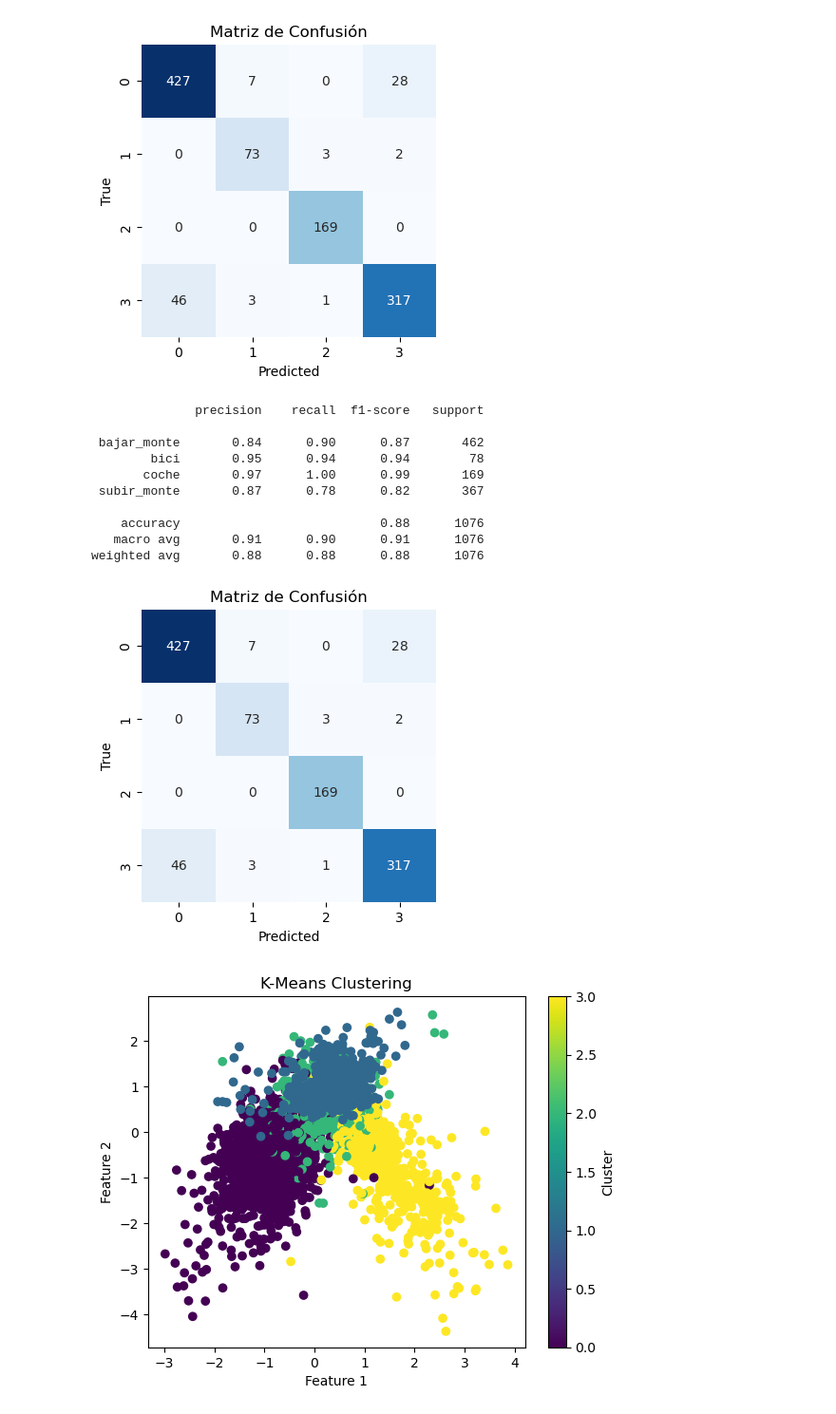
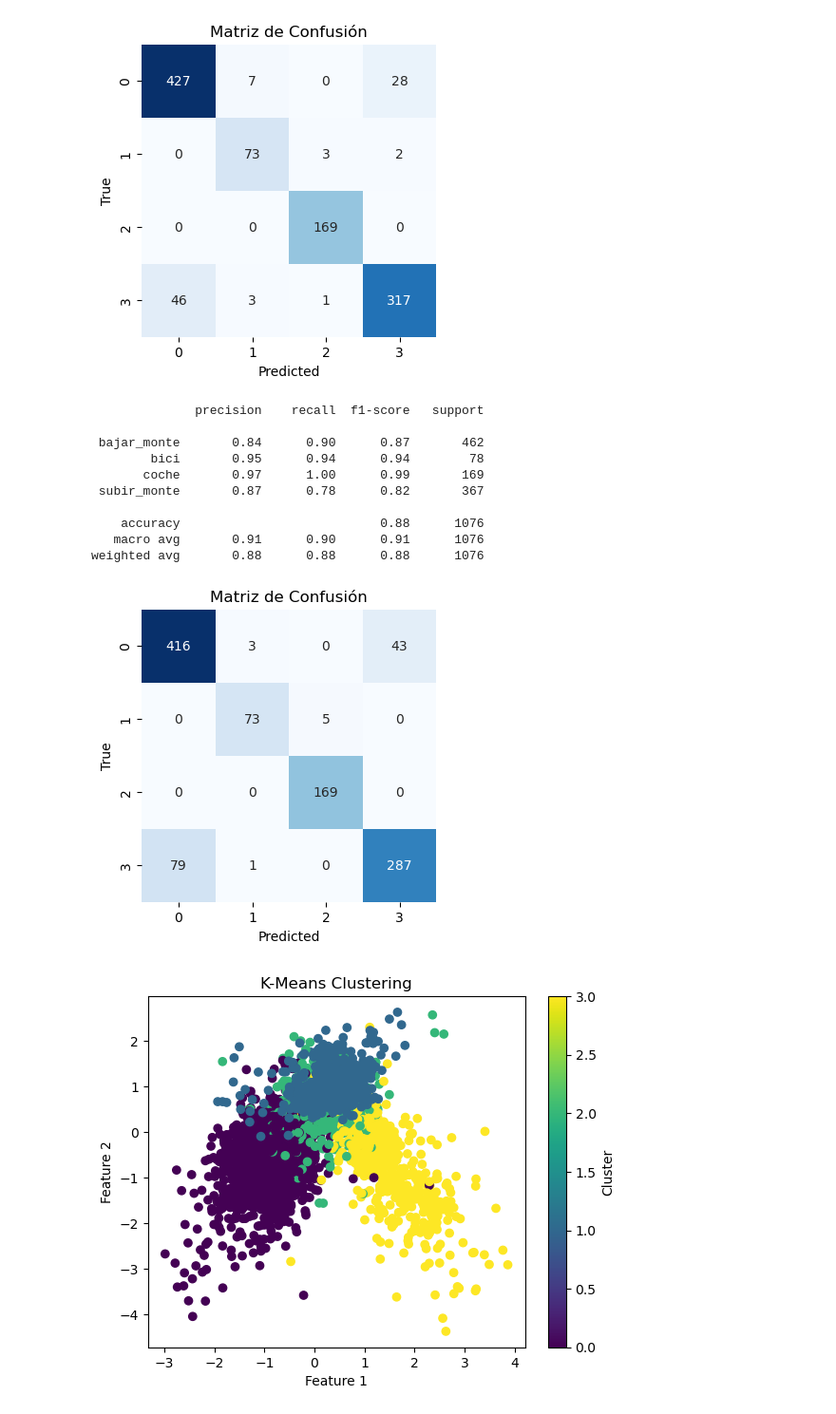
Before and after one commit to uunaii/Industria_R11, a Jupyter notebook: Monitoreo_Inteligente.ipynb, the cells around one changed output. Shown at 95% size. Cells and saved outputs as stored; diff of their text form; code cells hidden in the pictures.

```diff
--- a/Monitoreo_Inteligente.ipynb
+++ b/Monitoreo_Inteligente.ipynb
@@ -243,29 +256,29 @@ weighted avg       0.92      0.92      0.92      1076
 # %%
 svm_classifier = SVC(kernel='linear', random_state=42)
 svm_classifier.fit(X_train, y_train)
 
 svm_predictions = svm_classifier.predict(X_test)
 print(classification_report(y_test, svm_predictions))
-cm = confusion_matrix(y_test, predictions)
+cm = confusion_matrix(y_test, svm_predictions)
 
 plt.figure(figsize=(4, 4))
 sns.heatmap(cm, annot=True, cmap='Blues', fmt='g', cbar=False)
 plt.title('Matriz de Confusión')
 plt.xlabel('Predicted')
 plt.ylabel('True')
 plt.show()
 # %% [output]
               precision    recall  f1-score   support
 
  bajar_monte       0.84      0.90      0.87       462
         bici       0.95      0.94      0.94        78
        coche       0.97      1.00      0.99       169
  subir_monte       0.87      0.78      0.82       367
 
     accuracy                           0.88      1076
    macro avg       0.91      0.90      0.91      1076
 weighted avg       0.88      0.88      0.88      1076
-[figure, old version]
+[figure, new version]
 # %%
 scaler = StandardScaler()
 X_scaled = scaler.fit_transform(X)
```
Also changed, not shown: parts of 6 cells of this notebook.
